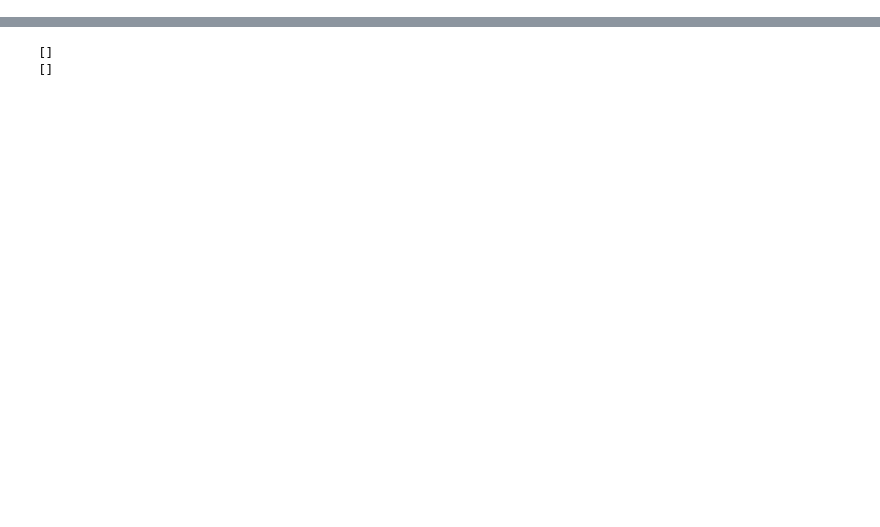
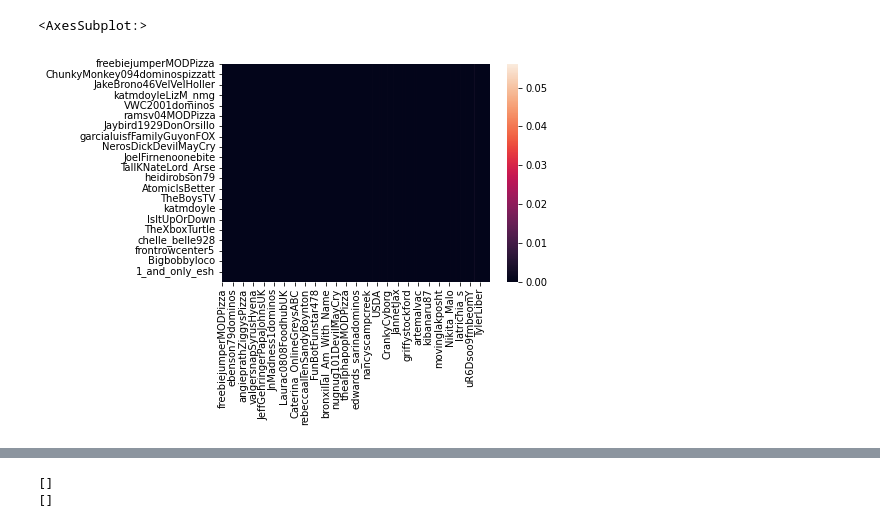
Before and after one commit to rohitashwachaks/Social-Media-Influencer-analysis, a Jupyter notebook: Twitter-Influencers/DataTransformation_and_networkx.ipynb, the cells around one changed output, grey strips where cells are left out. Cells and saved outputs as stored; diff of their text form; code cells hidden in the pictures; blank space fills up the shorter version.

```diff
--- a/Twitter-Influencers/DataTransformation_and_networkx.ipynb
+++ b/Twitter-Influencers/DataTransformation_and_networkx.ipynb
@@ -7,4 +7,10 @@ url = 'https://raw.githubusercontent.com/rohitashwachaks/Social-Media-Influencer
 # %%
-resp = requests.get(url)
-resp_parsed = re.sub(r'^jsonp\d+\(|\)\s+$', '', resp.text)
-data = json.loads(resp_parsed)
+# Online
+# resp = requests.get(url)
+# resp_parsed = re.sub(r'^jsonp\d+\(|\)\s+$', '', resp.text)
+# data = json.loads(resp_parsed)
+
+# From File
+data = json.load(open('./F1_DataBase/f1_tweets.json', 'r'))
+print(len(data))
+data[0]
@@ -143,0 +162,4 @@ nx.degree_centrality(G)
+# %%
+centrality = nx.degree_centrality(G)
+df = pd.DataFrame(centrality, index = centrality.keys())
+df
@@ -143,0 +183,5 @@ nx.degree_centrality(G)
+# %%
+sns.heatmap(np.log(df+1))
+# %% [output]
+<AxesSubplot:>
+[figure, added]
```
Also changed, not shown: parts of 25 cells of this notebook, 5 other files.
